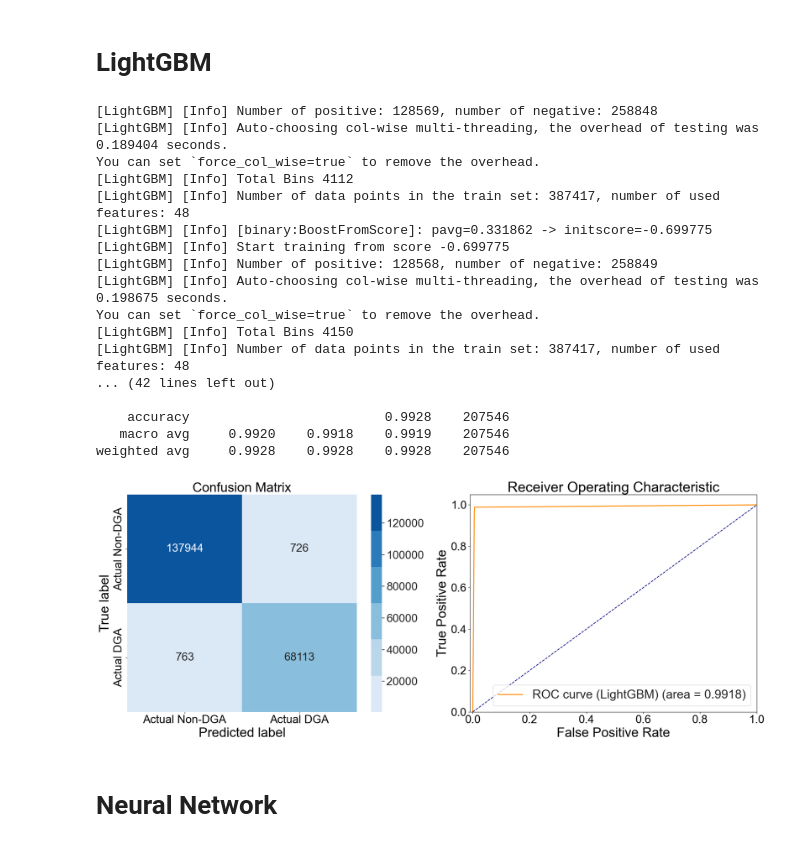
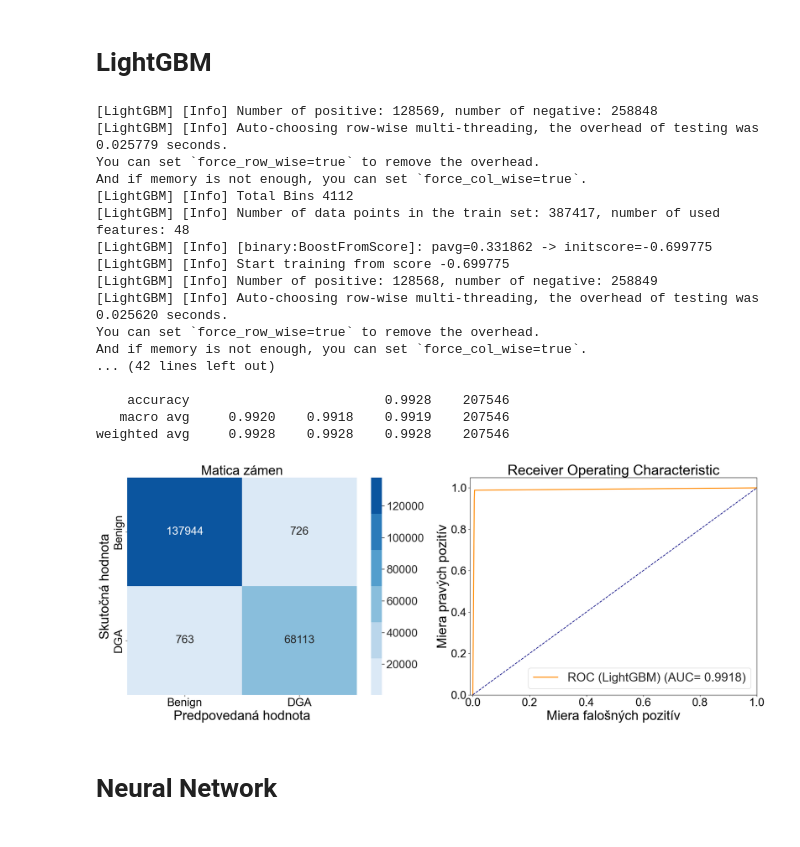
Before and after one commit to kezniklm/DGA-Detector, a Jupyter notebook: training/DGA-Detector-Best-Classifiers.ipynb, the cells around one changed output. Saved outputs shown, nothing was run; the diff lists cells and outputs as text; code cells hidden in the pictures.

Commit message:
FIX: commented out code in the DGA-Detector-Best-Classifiers.ipynb

```diff
--- a/training/DGA-Detector-Best-Classifiers.ipynb
+++ b/training/DGA-Detector-Best-Classifiers.ipynb
@@ -29,8 +29,8 @@
 import pyarrow as pa
 import pyarrow.parquet as pq
 
-dga = pq.read_table("floor/02-Preprocessed-data/DGA/01-DGA-Features.parquet")
-benign = pq.read_table("floor/02-Preprocessed-data/Benign/00-Benign-Features.parquet")
+dga = pq.read_table("floor/01-DGA-Features.parquet")
+benign = pq.read_table("floor/00-Benign-Features.parquet")
 
 # realign schemas (parquet files save in nonsense orders)
 benign = benign.cast(dga.schema)
@@ -242,9 +242,9 @@ def plot_combined(y_true, y_pred, classes, classifier_label="Classifier"):
             "fontsize": 24
         },  # Adjust font size of the numbers inside the heatmap
     )
-    ax1.set_ylabel("True label", fontsize=28)  # Increased font size
-    ax1.set_xlabel("Predicted label", fontsize=28)  # Increased font size
-    ax1.set_title("Confusion Matrix", fontsize=28)  # Increased font size
+    ax1.set_ylabel("Skutočná hodnota", fontsize=28)  # Increased font size
+    ax1.set_xlabel("Predpovedaná hodnota", fontsize=28)  # Increased font size
+    ax1.set_title("Matica zámen", fontsize=28)  # Increased font size
     ax1.tick_params(
         axis="both", which="major", labelsize=24, colors="black"
     )  # Adjust font size and color of tick labels
@@ -258,13 +258,13 @@ def plot_combined(y_true, y_pred, classes, classifier_label="Classifier"):
         tpr_interp,
         color="darkorange",
         lw=2,
-        label=f"ROC curve ({classifier_label}) (area = {roc_auc:.4f})",
+        label=f"ROC ({classifier_label}) (AUC= {roc_auc:.4f})",
     )
     ax2.plot([0, 1], [0, 1], color="navy", linestyle="--")
     ax2.set_xlim([-0.01, 1.0])
     ax2.set_ylim([0.0, 1.05])
-    ax2.set_xlabel("False Positive Rate", fontsize=28)  # Increased font size
-    ax2.set_ylabel("True Positive Rate", fontsize=28)  # Increased font size
+    ax2.set_xlabel("Miera falošných pozitív", fontsize=28)  # Increased font size
+    ax2.set_ylabel("Miera pravých pozitív", fontsize=28)  # Increased font size
     ax2.set_title(
         "Receiver Operating Characteristic", fontsize=30
     )  # Increased font size
@@ -328,45 +328,42 @@ scores = cross_val_score(model, X_train, y_train, cv=cv, scoring="f1")
 # Train the model on entire dataset
 model.fit(X_train, y_train)
 
-# Save the model to a file
-dump(model, "models/lightgbm_model.joblib")
-
 # Predict
 y_pred = model.predict(X_test)
 
 # Output the results of cross-validation
 print("\n\nF1 per fold: ", scores)
 print("Average F1: ", scores.mean())
 
 # Print classification report
 print(classification_report(y_test, y_pred, digits=4))
 
 # Plot confusion matrix and ROC curve
 plot_combined(
     y_test,
     y_pred,
-    classes=["Actual Non-DGA", "Actual DGA"],
+    classes=["Benign", "DGA"],
     classifier_label="LightGBM",
 )
 # %% [output]
 [LightGBM] [Info] Number of positive: 128569, number of negative: 258848
-[LightGBM] [Info] Auto-choosing col-wise multi-threading, the overhead of testing was 0.189404 seconds.
-You can set `force_col_wise=true` to remove the overhead.
+[LightGBM] [Info] Auto-choosing row-wise multi-threading, the overhead of testing was 0.025779 seconds.
+You can set `force_row_wise=true` to remove the overhead.
+And if memory is not enough, you can set `force_col_wise=true`.
 [LightGBM] [Info] Total Bins 4112
 [LightGBM] [Info] Number of data points in the train set: 387417, number of used features: 48
 [LightGBM] [Info] [binary:BoostFromScore]: pavg=0.331862 -> initscore=-0.699775
 [LightGBM] [Info] Start training from score -0.699775
 [LightGBM] [Info] Number of positive: 128568, number of negative: 258849
-[LightGBM] [Info] Auto-choosing col-wise multi-threading, the overhead of testing was 0.198675 seconds.
-You can set `force_col_wise=true` to remove the overhead.
-[LightGBM] [Info] Total Bins 4150
-[LightGBM] [Info] Number of data points in the train set: 387417, number of used features: 48
+[LightGBM] [Info] Auto-choosing row-wise multi-threading, the overhead of testing was 0.025620 seconds.
+You can set `force_row_wise=true` to remove the overhead.
+And if memory is not enough, you can set `force_col_wise=true`.
 ... (42 lines left out)
 
     accuracy                         0.9928    207546
    macro avg     0.9920    0.9918    0.9919    207546
 weighted avg     0.9928    0.9928    0.9928    207546
-[figure, old version]
+[figure, new version]
 # %% [markdown]
 # Neural Network
 # %%
```
Also changed, not shown: parts of 3 cells of this notebook.
